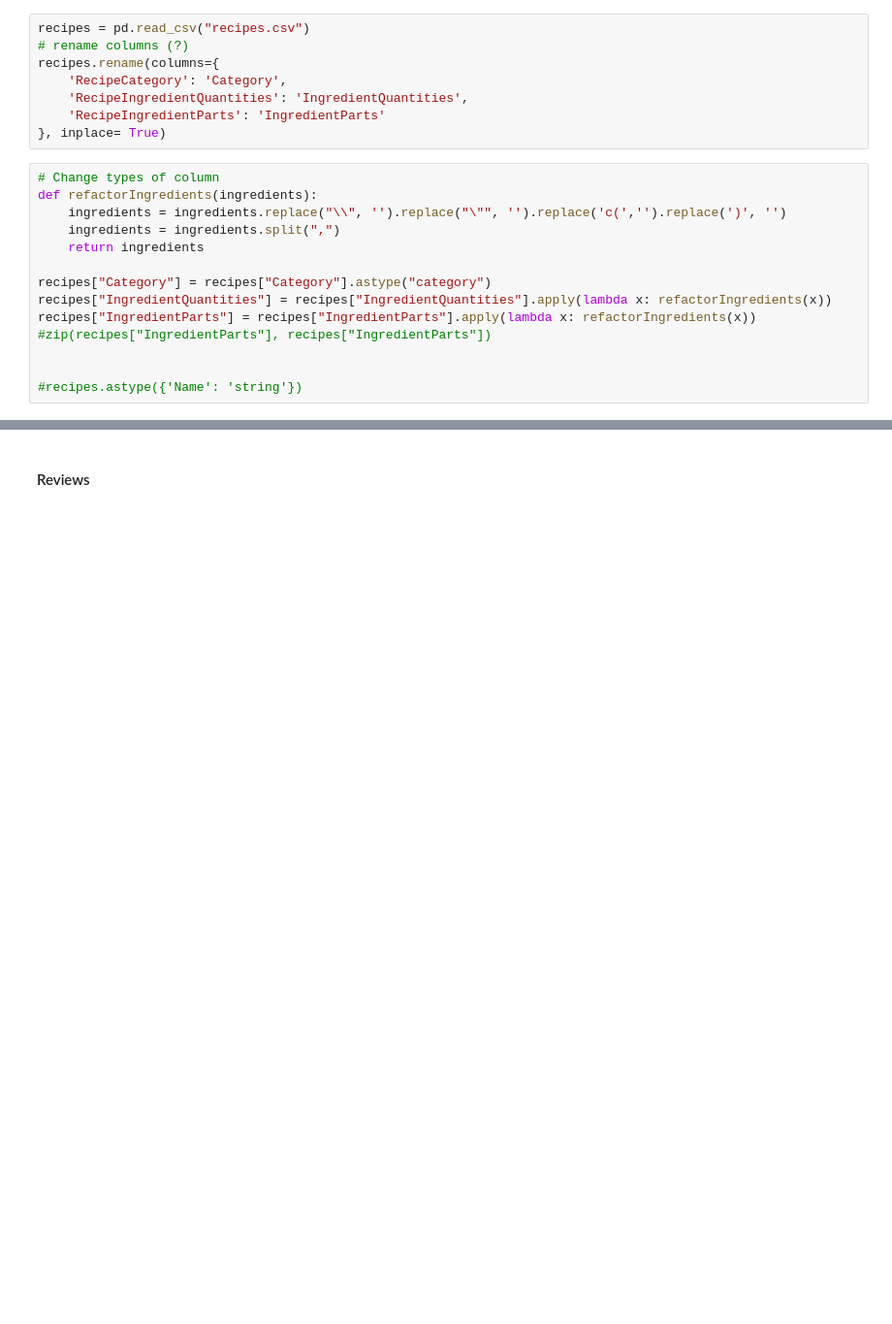
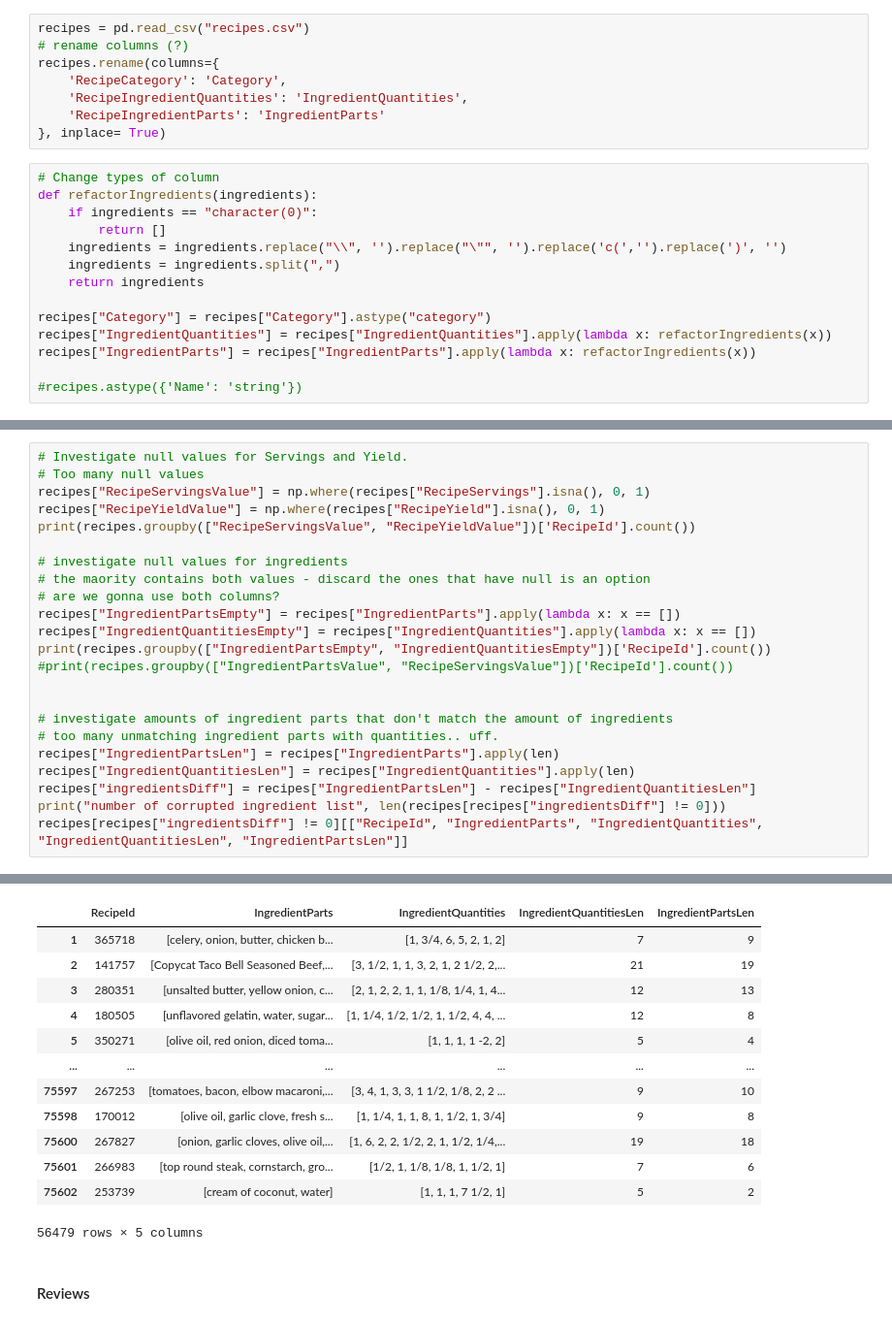
Before and after one commit to lauracorssac/AC-Harpy-Eagle, a Jupyter notebook: CRISPDM notebook.ipynb, the cells around one changed output, grey strips where cells are left out. Shown at 97% size. Drawn from its saved outputs; the diff is of its cells as text; blank space fills up the shorter version.

```diff
--- a/CRISPDM notebook.ipynb
+++ b/CRISPDM notebook.ipynb
@@ -102,6 +102,8 @@ recipes.rename(columns={
 # %%
 # Change types of column
 def refactorIngredients(ingredients):
+    if ingredients == "character(0)":
+        return []
     ingredients = ingredients.replace("\\", '').replace("\"", '').replace('c(','').replace(')', '')
     ingredients = ingredients.split(",")
     return ingredients
@@ -109,7 +111,5 @@ def refactorIngredients(ingredients):
 recipes["Category"] = recipes["Category"].astype("category")
 recipes["IngredientQuantities"] = recipes["IngredientQuantities"].apply(lambda x: refactorIngredients(x))
 recipes["IngredientParts"] = recipes["IngredientParts"].apply(lambda x: refactorIngredients(x))
-#zip(recipes["IngredientParts"], recipes["IngredientParts"])
-
 
 #recipes.astype({'Name': 'string'})
@@ -138,0 +136,24 @@ memory usage: 9.9+ MB
+# %%
+# Investigate null values for Servings and Yield.
+# Too many null values
+recipes["RecipeServingsValue"] = np.where(recipes["RecipeServings"].isna(), 0, 1)
+recipes["RecipeYieldValue"] = np.where(recipes["RecipeYield"].isna(), 0, 1)
+print(recipes.groupby(["RecipeServingsValue", "RecipeYieldValue"])['RecipeId'].count())
+
+# investigate null values for ingredients
+# the maority contains both values - discard the ones that have null is an option
+# are we gonna use both columns?
+recipes["IngredientPartsEmpty"] = recipes["IngredientParts"].apply(lambda x: x == [])
+recipes["IngredientQuantitiesEmpty"] = recipes["IngredientQuantities"].apply(lambda x: x == [])
+print(recipes.groupby(["IngredientPartsEmpty", "IngredientQuantitiesEmpty"])['RecipeId'].count())
+#print(recipes.groupby(["IngredientPartsValue", "RecipeServingsValue"])['RecipeId'].count())
+
+
+# investigate amounts of ingredient parts that don't match the amount of ingredients
+# too many unmatching ingredient parts with quantities.. uff.
+recipes["IngredientPartsLen"] = recipes["IngredientParts"].apply(len)
+recipes["IngredientQuantitiesLen"] = recipes["IngredientQuantities"].apply(len)
+recipes["ingredientsDiff"] = recipes["IngredientPartsLen"] - recipes["IngredientQuantitiesLen"]
+print("number of corrupted ingredient list", len(recipes[recipes["ingredientsDiff"] != 0]))
+recipes[recipes["ingredientsDiff"] != 0][["RecipeId", "IngredientParts", "IngredientQuantities", "IngredientQuantitiesLen", "IngredientPartsLen"]]
+# %% [output]
@@ -139,3 +173,16 @@ memory usage: 9.9+ MB
+|  | RecipeId | IngredientParts | IngredientQuantities | IngredientQuantitiesLen | IngredientPartsLen |
+| 1 | 365718 | [celery, onion, butter, chicken b... | [1, 3/4, 6, 5, 2, 1, 2] | 7 | 9 |
+| 2 | 141757 | [Copycat Taco Bell Seasoned Beef,... | [3, 1/2, 1, 1, 3, 2, 1, 2 1/2, 2,... | 21 | 19 |
+| 3 | 280351 | [unsalted butter, yellow onion, c... | [2, 1, 2, 2, 1, 1, 1/8, 1/4, 1, 4... | 12 | 13 |
+| 4 | 180505 | [unflavored gelatin, water, sugar... | [1, 1/4, 1/2, 1/2, 1, 1/2, 4, 4, ... | 12 | 8 |
+| 5 | 350271 | [olive oil, red onion, diced toma... | [1, 1, 1, 1 -2, 2] | 5 | 4 |
+| ... | ... | ... | ... | ... | ... |
+| 75597 | 267253 | [tomatoes, bacon, elbow macaroni,... | [3, 4, 1, 3, 3, 1 1/2, 1/8, 2, 2 ... | 9 | 10 |
+| 75598 | 170012 | [olive oil, garlic clove, fresh s... | [1, 1/4, 1, 1, 8, 1, 1/2, 1, 3/4] | 9 | 8 |
+| 75600 | 267827 | [onion, garlic cloves, olive oil,... | [1, 6, 2, 2, 1/2, 2, 1, 1/2, 1/4,... | 19 | 18 |
+| 75601 | 266983 | [top round steak, cornstarch, gro... | [1/2, 1, 1/8, 1/8, 1, 1/2, 1] | 7 | 6 |
+| 75602 | 253739 | [cream of coconut, water] | [1, 1, 1, 7 1/2, 1] | 5 | 2 |
+56479 rows × 5 columns
 # %% [markdown]
 #### Reviews
 # %%
```
Also changed, not shown: parts of 4 cells of this notebook.
